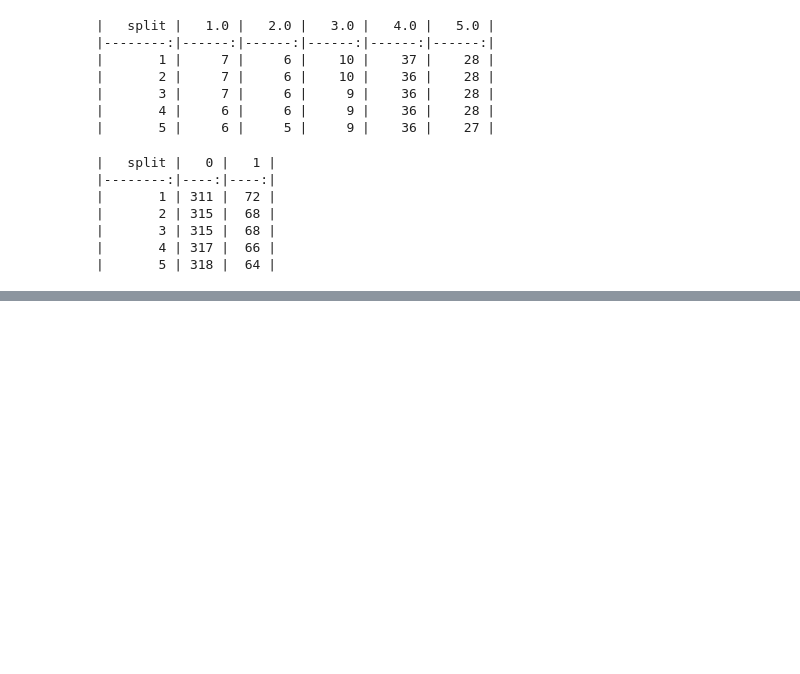
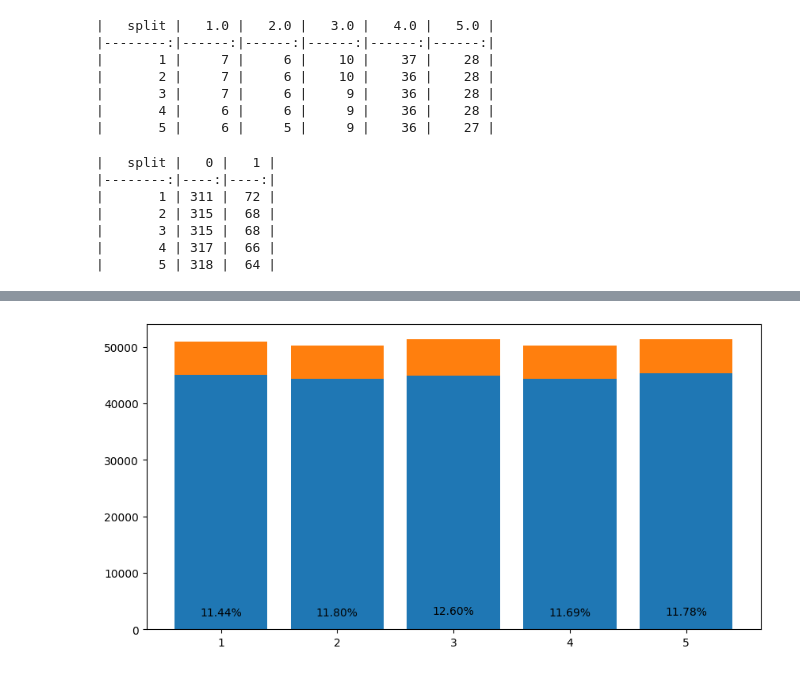
Before and after one commit to JulioHC00/cmesrc, a Jupyter notebook: notebooks/36-jhc-data_reduction_summary.ipynb, the cells around one changed output, grey strips where cells are left out. Cells and saved outputs as stored; diff of their text form; code cells hidden in the pictures; blank space fills up the shorter version.

```diff
--- a/notebooks/36-jhc-data_reduction_summary.ipynb
+++ b/notebooks/36-jhc-data_reduction_summary.ipynb
@@ -320,3 +321,6 @@ print(nreg_pivot.to_markdown())
 |       3 | 315 |  68 |
 |       4 | 317 |  66 |
 |       5 | 318 |  64 |
+# %%
+df = pd.read_csv("/home/julio/Downloads/pivots.csv")
+df
@@ -322,0 +339,20 @@ print(nreg_pivot.to_markdown())
+# %%
+# Hist plot, by split value plot neg_row, pos_row
+
+import matplotlib.pyplot as plt
+
+# Since there are subsplits we need to group by split and add together
+
+nrowdf = df.groupby(['split']).sum().reset_index()
+
+fig, ax = plt.subplots(figsize=(10, 5))
+
+ax.bar(nrowdf["split"], nrowdf["neg_row"], label="Negative rows")
+ax.bar(nrowdf["split"], nrowdf["pos_row"], bottom=nrowdf["neg_row"], label="Positive rows")
+
+# And we also want to plot the string % of positive for each split in number
+
+for i, v in enumerate(nrowdf["pos_row"]):
+    ax.text(i+1, v/2, "{:.2f}%".format(v/(v+nrowdf["neg_row"][i])*100), ha='center', va='center', fontsize=10)
+# %% [output]
+[figure, added]
```
Also changed, not shown: parts of 4 cells of this notebook, 1 other file.
